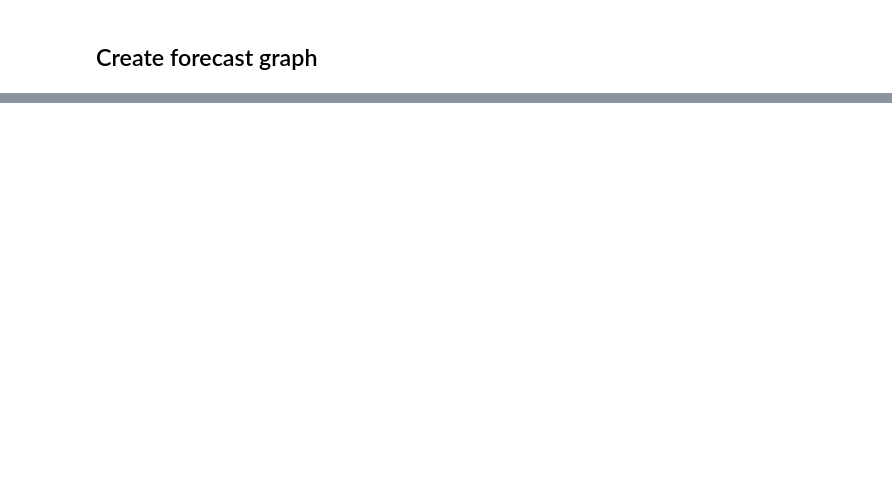
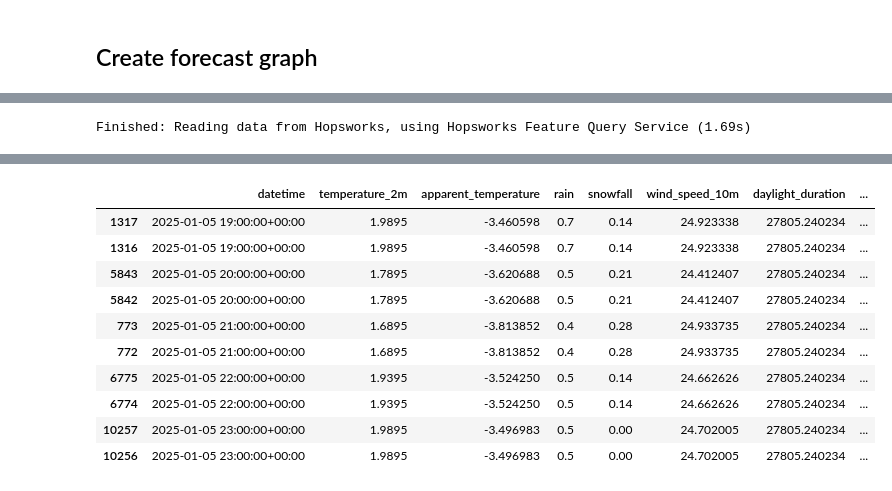
Before and after one commit to IsakNordg/ID2223-Project, a Jupyter notebook: 5. inference.ipynb, the cells around one changed output, grey strips where cells are left out. Saved outputs shown, nothing was run; the diff lists cells and outputs as text; code cells hidden in the pictures; blank space fills up the shorter version.

```diff
--- a/5. inference.ipynb
+++ b/5. inference.ipynb
@@ -185,0 +252,20 @@ monitoring_df
+# %%
+def backfill_predictions_for_monitoring(weather_fg, air_quality_df, monitor_fg, model):
+    features_df = weather_fg.read()
+
+    features_df["month"] = features_df["datetime"].dt.month
+    features_df["weekday"] = features_df["datetime"].dt.weekday  # 0=Monday, 6=Sunday
+    features_df["hour"] = features_df["datetime"].dt.hour
+
+    features_df = pd.merge(features_df, air_quality_df[['datetime','num_bikes_available']], on="datetime")
+    features_df = features_df.sort_values(by=['datetime'], ascending=True)
+    features_df = features_df.tail(10)
+
+    features_df['bikes_available_stn_1'] = model.predict(features_df[['temperature_2m', 'apparent_temperature', 'rain', 'snowfall', 'wind_speed_10m', 'daylight_duration', 'rain_sum', 'month', 'weekday', 'hour']])
+    features_df['bikes_available_stn_1'] = features_df['bikes_available_stn_1'].apply(lambda x: round(x))
+
+    features_df['hours_before_forecast_time'] = range(1, len(features_df) + 1)
+    hindcast_df = features_df
+    features_df = features_df.drop('num_bikes_available', axis=1)
+    monitor_fg.insert(features_df, write_options={"wait_for_job": True})
+    return hindcast_df
@@ -185,0 +288,23 @@ monitoring_df
+# %%
+outcome_df_1 = bike_df_1[['datetime', 'num_bikes_available']]
+outcome_df_2 = bike_df_2[['datetime', 'num_bikes_available']]
+
+preds_df_1 =  monitoring_df[['datetime', 'bikes_available_stn_1']]
+preds_df_1 =  preds_df_1.rename(columns={"bikes_available_stn_1": "predicted_num_bikes_available"})
+
+preds_df_2 =  monitoring_df[['datetime', 'bikes_available_stn_2']]
+preds_df_2 =  preds_df_2.rename(columns={"bikes_available_stn_2": "predicted_num_bikes_available"})
+
+
+hindcast_df_1 = pd.merge(preds_df_1, outcome_df_2, on="datetime")
+hindcast_df_1 = hindcast_df_1.sort_values(by=['datetime'])
+
+# print(weather_fg.show(2))
+# print(air_quality_fg.show(2))
+
+# If there are no outcomes for predictions yet, generate some predictions/outcomes from existing data
+if len(hindcast_df_1) == 0:
+    hindcast_df = backfill_predictions_for_monitoring(weather_fg, bike_df_1, monitor_fg, retrieved_xgboost_model_1, retrieved_xgboost_model_2)
+hindcast_df
+# %% [output]
+Finished: Reading data from Hopsworks, using Hopsworks Feature Query Service (1.69s)
@@ -185,0 +320,11 @@ monitoring_df
+|  | datetime | temperature_2m | apparent_temperature | rain | snowfall | wind_speed_10m | daylight_duration | ... |
+| 1317 | 2025-01-05 19:00:00+00:00 | 1.9895 | -3.460598 | 0.7 | 0.14 | 24.923338 | 27805.240234 | ... |
+| 1316 | 2025-01-05 19:00:00+00:00 | 1.9895 | -3.460598 | 0.7 | 0.14 | 24.923338 | 27805.240234 | ... |
+| 5843 | 2025-01-05 20:00:00+00:00 | 1.7895 | -3.620688 | 0.5 | 0.21 | 24.412407 | 27805.240234 | ... |
+| 5842 | 2025-01-05 20:00:00+00:00 | 1.7895 | -3.620688 | 0.5 | 0.21 | 24.412407 | 27805.240234 | ... |
+| 773 | 2025-01-05 21:00:00+00:00 | 1.6895 | -3.813852 | 0.4 | 0.28 | 24.933735 | 27805.240234 | ... |
+| 772 | 2025-01-05 21:00:00+00:00 | 1.6895 | -3.813852 | 0.4 | 0.28 | 24.933735 | 27805.240234 | ... |
+| 6775 | 2025-01-05 22:00:00+00:00 | 1.9395 | -3.524250 | 0.5 | 0.14 | 24.662626 | 27805.240234 | ... |
+| 6774 | 2025-01-05 22:00:00+00:00 | 1.9395 | -3.524250 | 0.5 | 0.14 | 24.662626 | 27805.240234 | ... |
+| 10257 | 2025-01-05 23:00:00+00:00 | 1.9895 | -3.496983 | 0.5 | 0.00 | 24.702005 | 27805.240234 | ... |
+| 10256 | 2025-01-05 23:00:00+00:00 | 1.9895 | -3.496983 | 0.5 | 0.00 | 24.702005 | 27805.240234 | ... |
```
Also changed, not shown: parts of 13 cells of this notebook, 1 other file.
